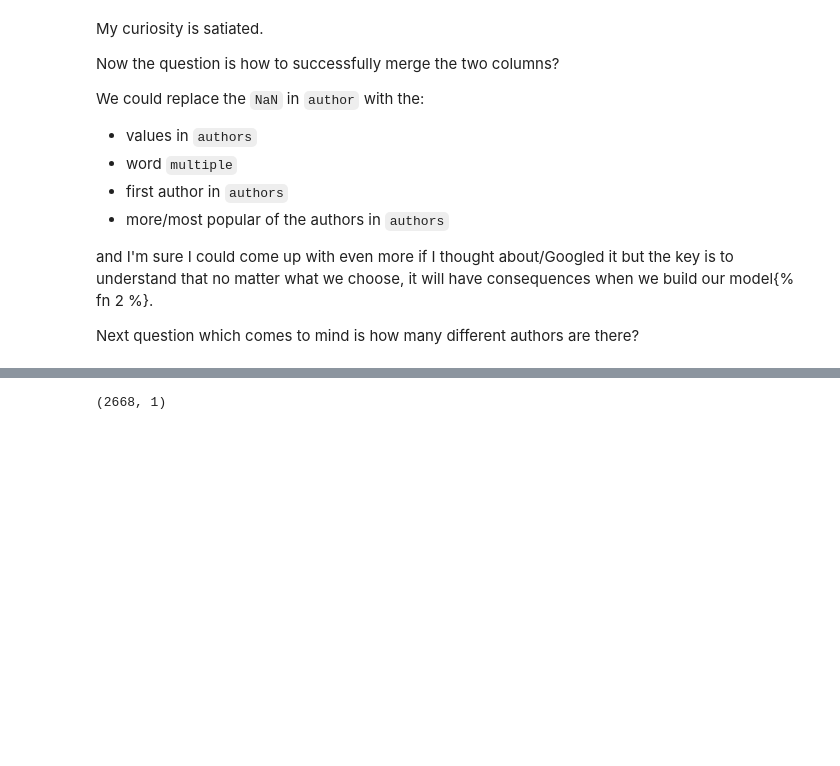
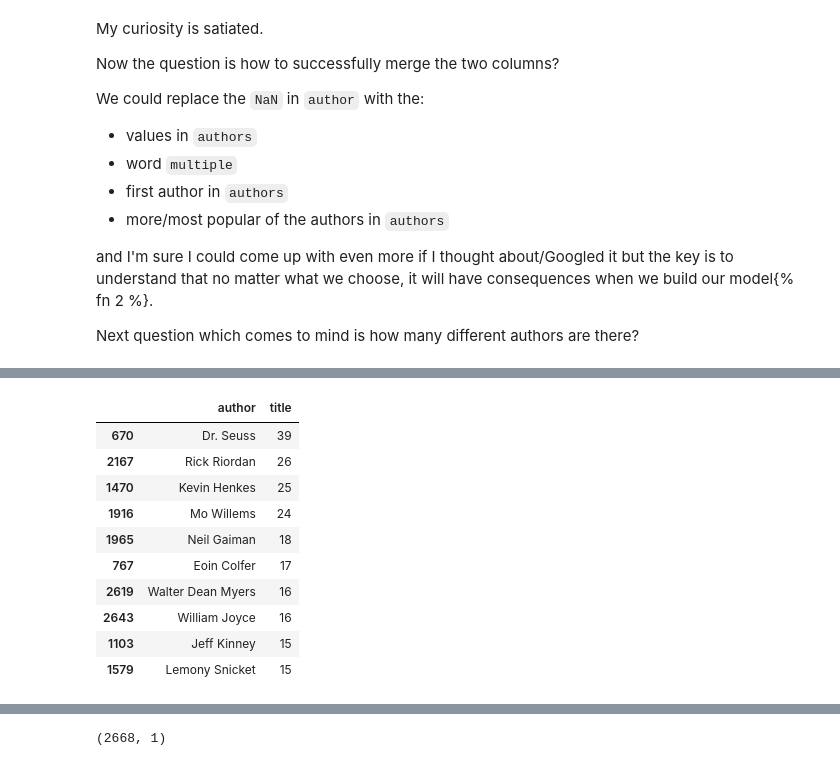
Before and after one commit to educatorsRlearners/an-a-z-of-machine-learning, a Jupyter notebook: _notebooks/2020-06-22-e-is-for-eda.ipynb, the cells around one changed output, grey strips where cells are left out. Drawn from its saved outputs; the diff is of its cells as text; code cells hidden in the pictures; blank space fills up the shorter version.

```diff
--- a/_notebooks/2020-06-22-e-is-for-eda.ipynb
+++ b/_notebooks/2020-06-22-e-is-for-eda.ipynb
@@ -287,0 +285,15 @@ author_count = pd.DataFrame(author_count)
+# %%
+author_counts = df_text.loc[:, ["title", 'author']].groupby('author').count().reset_index()
+author_counts.sort_values('title', ascending=False).head(10)
+# %% [output]
+|  | author | title |
+| 670 | Dr. Seuss | 39 |
+| 2167 | Rick Riordan | 26 |
+| 1470 | Kevin Henkes | 25 |
+| 1916 | Mo Willems | 24 |
+| 1965 | Neil Gaiman | 18 |
+| 767 | Eoin Colfer | 17 |
+| 2619 | Walter Dean Myers | 16 |
+| 2643 | William Joyce | 16 |
+| 1103 | Jeff Kinney | 15 |
+| 1579 | Lemony Snicket | 15 |
```
Also changed, not shown: parts of 8 cells of this notebook.
